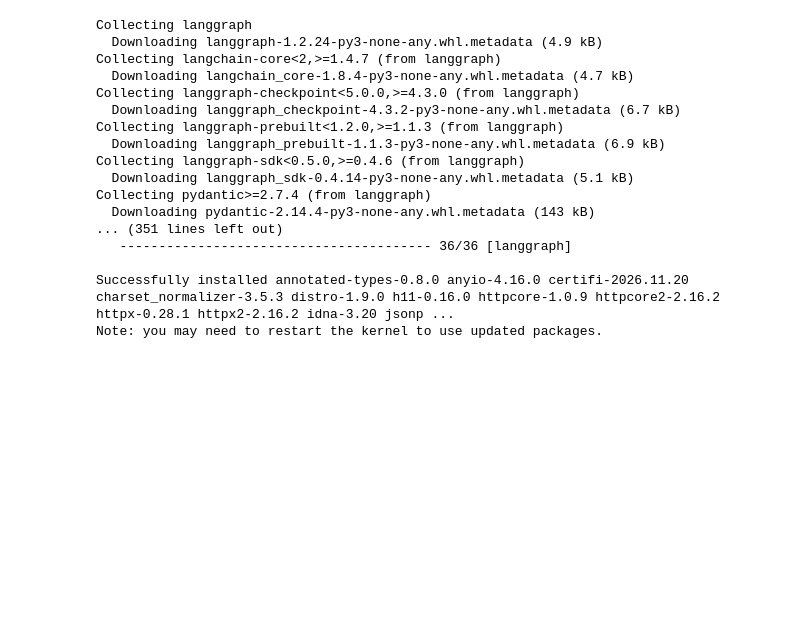
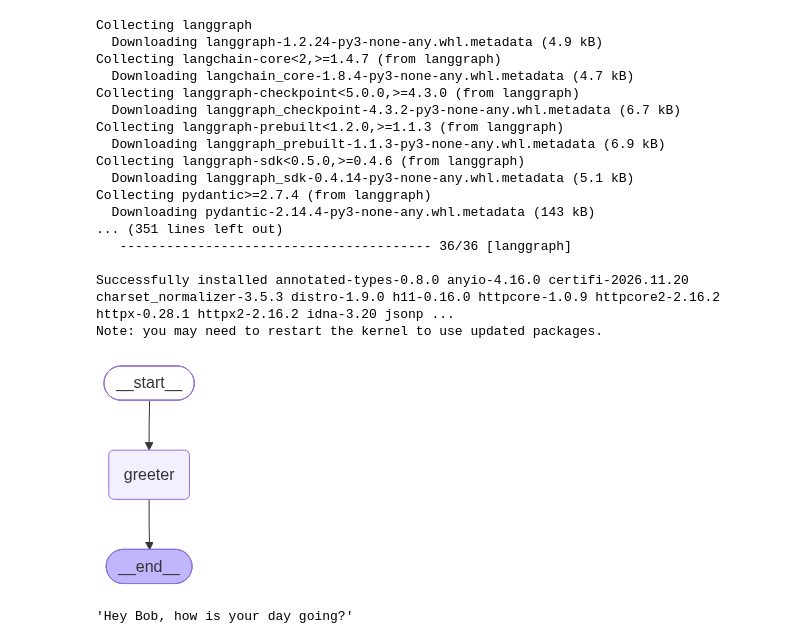
Before and after one commit to fms39-glitch/LangGraph, a Jupyter notebook: Graph 1/hello_world.ipynb, the cells around one changed output. Drawn from its saved outputs; the diff is of its cells as text; code cells hidden in the pictures; blank space fills up the shorter version.

Commit message:
Graph 1 completed

```diff
--- a/hello_world.ipynb
+++ b/Graph 1/hello_world.ipynb
@@ -34,2 +34,18 @@ def greeting_node(state: AgentState) -> AgentState:
 
     return state
+# %%
+graph = StateGraph(AgentState)
+
+graph.add_node("greeter", greeting_node)
+
+graph.set_entry_point("greeter")
+graph.set_finish_point("greeter")
+
+app = graph.compile()  # store the workflow we constructed
+# %%
+#visualize
+
+from IPython.display import Image, display
+display(Image(app.get_graph().draw_mermaid_png()))
+# %% [output]
+[figure, added]
@@ -35,0 +65,4 @@ def greeting_node(state: AgentState) -> AgentState:
+# %%
+result["message"]
+# %% [output]
+'Hey Bob, how is your day going?'
```
Also changed, not shown: parts of 3 cells of this notebook, 1 other file.
